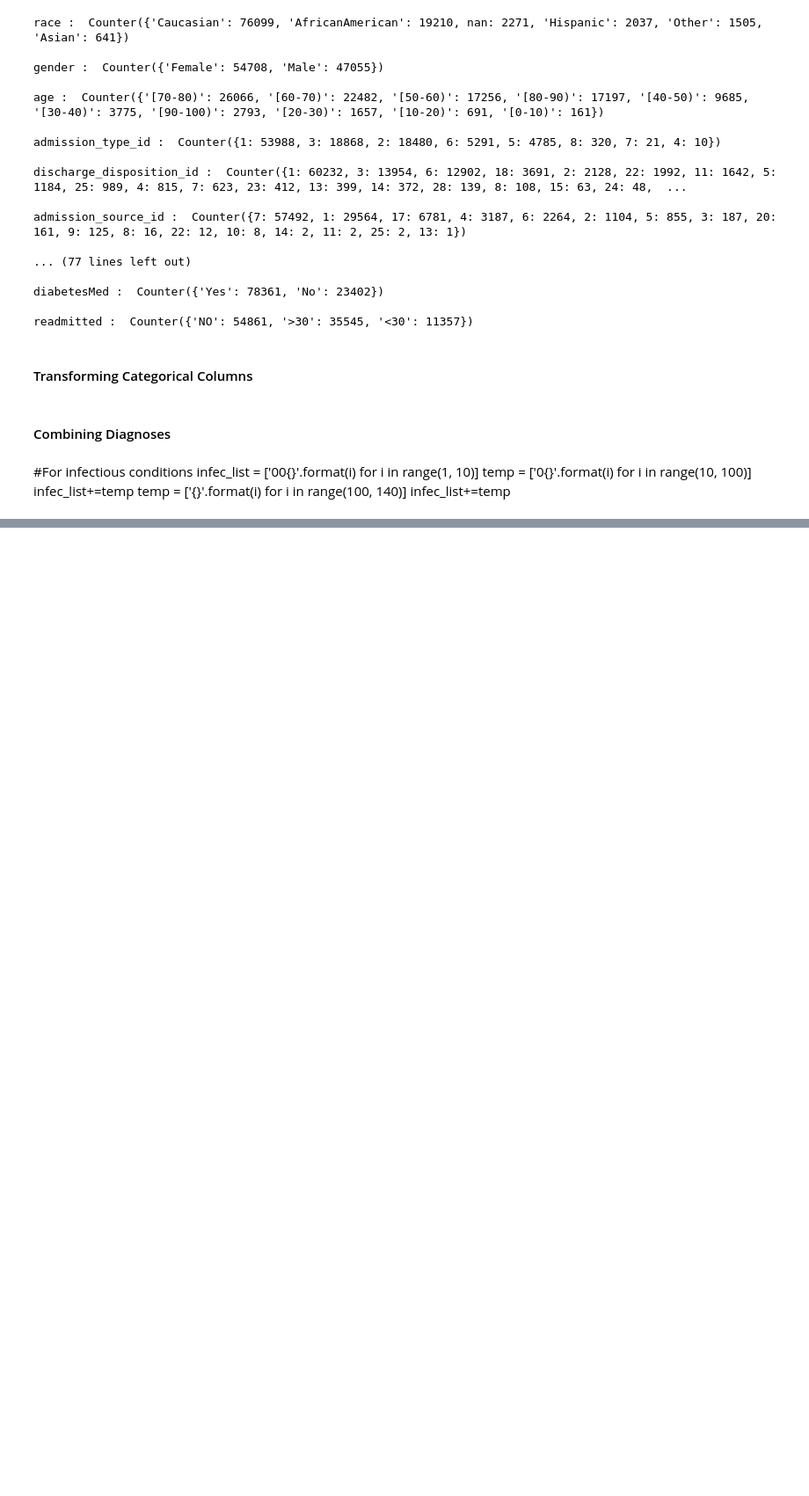
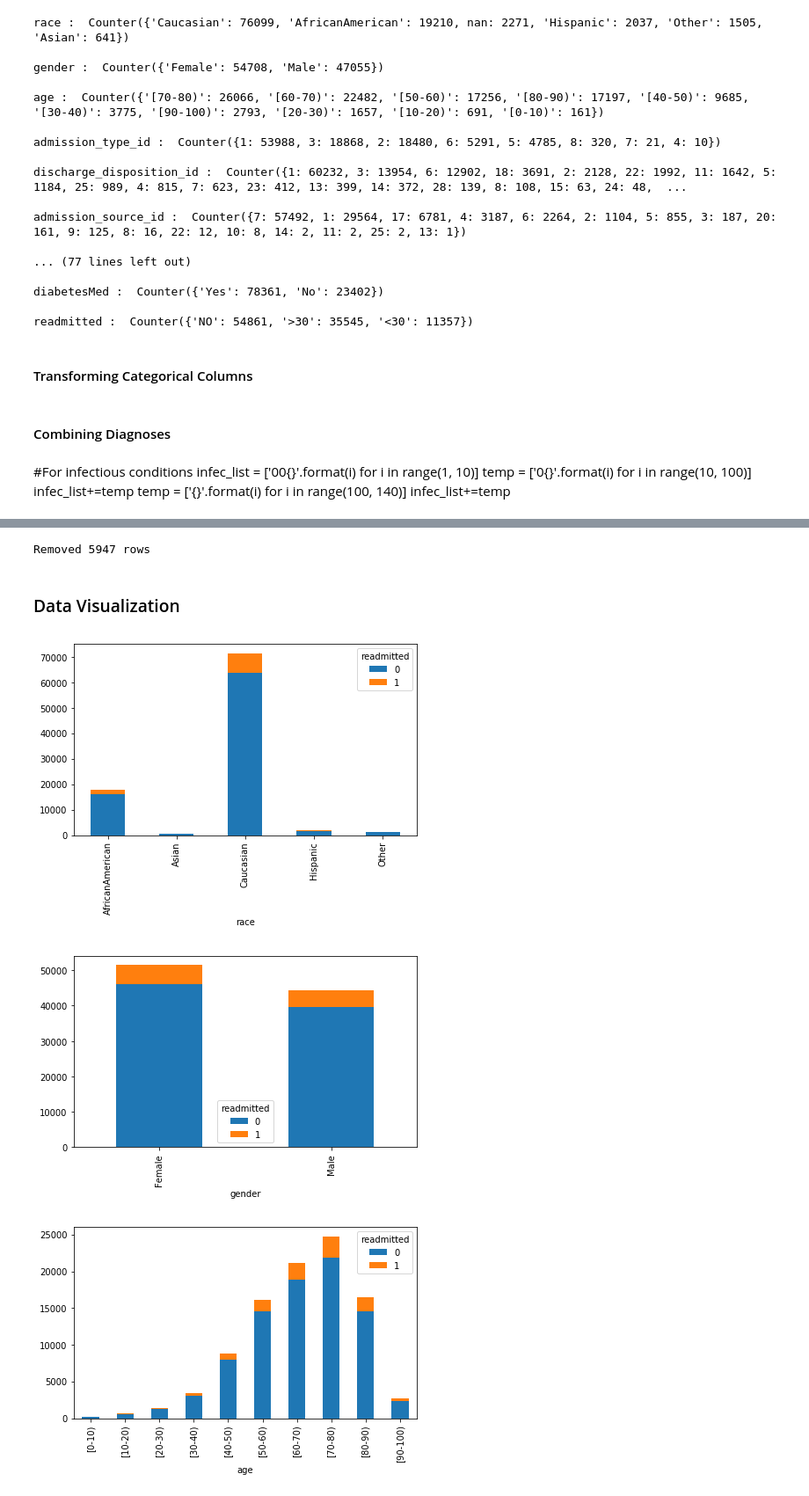
Before and after one commit to Oldyeller89/DL_CX_BD_Project2_Git, a Jupyter notebook: Diabetes_Project2_dlesser_xiangxia.ipynb, the cells around one changed output, grey strips where cells are left out. Shown at 88% size. Saved outputs shown, nothing was run; the diff lists cells and outputs as text; code cells hidden in the pictures; blank space fills up the shorter version.

Commit message:
outliers

```diff
--- a/Diabetes_Project2_dlesser_xiangxia.ipynb
+++ b/Diabetes_Project2_dlesser_xiangxia.ipynb
@@ -310,0 +371,33 @@ dataIn.sample(5).T
+# %%
+# Delete observations with one of the following features higher than 99th percentile
+saved_data = dataIn
+n_rows = len(dataIn)
+
+# Continuous features with outliers of extremely large values
+cols = ['num_lab_procedures', 'num_medications', 'number_outpatient', 'number_emergency','number_inpatient']
+
+for col in cols:
+    P = np.nanpercentile(saved_data[col], 99)
+    dataIn = dataIn[(dataIn[col] < P)]
+
+print("Removed " + str(n_rows - len(dataIn)) + " rows")
+# %% [output]
+Removed 5947 rows
+# %% [markdown]
+### Data Visualization
+# %%
+demographics = ['race','gender','age']
+
+def visual_demographics():
+    '''
+    Plot stacked bar charts to visualize readmission rate of groups with different demographic features
+    '''
+    for col in demographics:
+        pivot_tab = dataIn.pivot_table(index=col, columns='readmitted', values='encounter_id', aggfunc='count')
+        pivot_tab.plot.bar(stacked=True, figsize=(7,4))
+
+visual_demographics()
+# %% [output]
+[figure, added]
+[figure, added]
+[figure, added]
```
Also changed, not shown: parts of 8 cells of this notebook.
